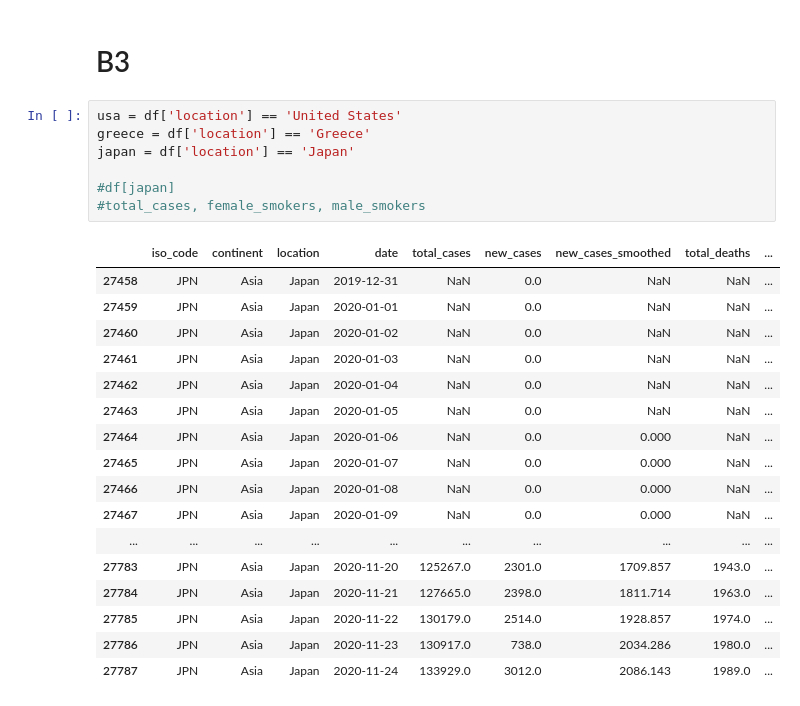
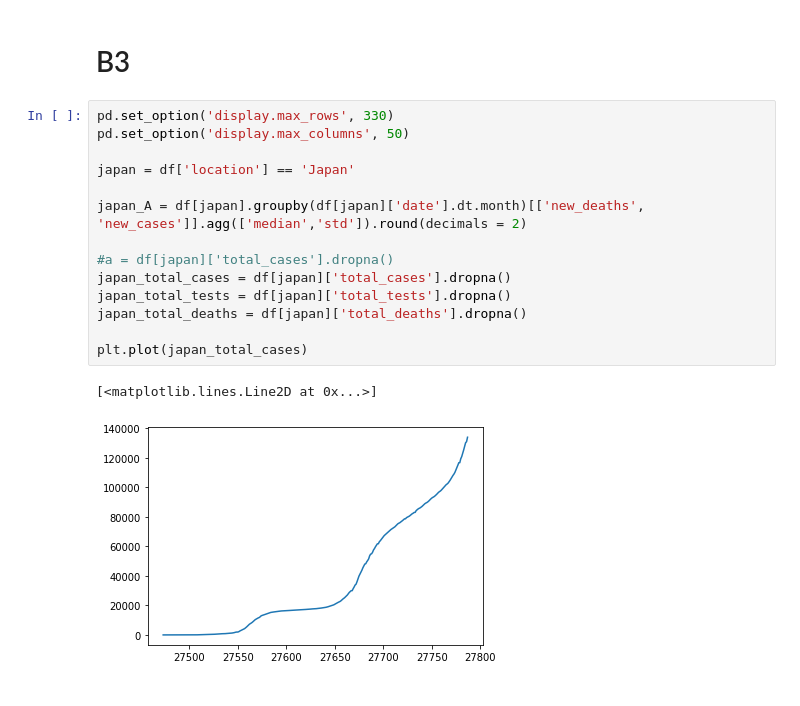
Before and after one commit to drknsblct/Covid_Data, a Jupyter notebook: covid.ipynb, the cells around one changed output. Saved outputs shown, nothing was run; the diff lists cells and outputs as text.

```diff
--- a/covid.ipynb
+++ b/covid.ipynb
@@ -138,27 +139,19 @@ Based on the above data Greece does better than Portugal
 # %% [markdown]
 # B3
 # %%
-usa = df['location'] == 'United States'
-greece = df['location'] == 'Greece'
+pd.set_option('display.max_rows', 330)
+pd.set_option('display.max_columns', 50)
+
 japan = df['location'] == 'Japan'
 
-#df[japan]
-#total_cases, female_smokers, male_smokers
+japan_A = df[japan].groupby(df[japan]['date'].dt.month)[['new_deaths', 'new_cases']].agg(['median','std']).round(decimals = 2)
+
+#a = df[japan]['total_cases'].dropna()
+japan_total_cases = df[japan]['total_cases'].dropna()
+japan_total_tests = df[japan]['total_tests'].dropna()
+japan_total_deaths = df[japan]['total_deaths'].dropna()
+
+plt.plot(japan_total_cases)
 # %% [output]
-|  | iso_code | continent | location | date | total_cases | new_cases | new_cases_smoothed | total_deaths | ... |
-| 27458 | JPN | Asia | Japan | 2019-12-31 | NaN | 0.0 | NaN | NaN | ... |
-| 27459 | JPN | Asia | Japan | 2020-01-01 | NaN | 0.0 | NaN | NaN | ... |
-| 27460 | JPN | Asia | Japan | 2020-01-02 | NaN | 0.0 | NaN | NaN | ... |
-| 27461 | JPN | Asia | Japan | 2020-01-03 | NaN | 0.0 | NaN | NaN | ... |
-| 27462 | JPN | Asia | Japan | 2020-01-04 | NaN | 0.0 | NaN | NaN | ... |
-| 27463 | JPN | Asia | Japan | 2020-01-05 | NaN | 0.0 | NaN | NaN | ... |
-| 27464 | JPN | Asia | Japan | 2020-01-06 | NaN | 0.0 | 0.000 | NaN | ... |
-| 27465 | JPN | Asia | Japan | 2020-01-07 | NaN | 0.0 | 0.000 | NaN | ... |
-| 27466 | JPN | Asia | Japan | 2020-01-08 | NaN | 0.0 | 0.000 | NaN | ... |
-| 27467 | JPN | Asia | Japan | 2020-01-09 | NaN | 0.0 | 0.000 | NaN | ... |
-| ... | ... | ... | ... | ... | ... | ... | ... | ... | ... |
-| 27783 | JPN | Asia | Japan | 2020-11-20 | 125267.0 | 2301.0 | 1709.857 | 1943.0 | ... |
-| 27784 | JPN | Asia | Japan | 2020-11-21 | 127665.0 | 2398.0 | 1811.714 | 1963.0 | ... |
-| 27785 | JPN | Asia | Japan | 2020-11-22 | 130179.0 | 2514.0 | 1928.857 | 1974.0 | ... |
-| 27786 | JPN | Asia | Japan | 2020-11-23 | 130917.0 | 738.0 | 2034.286 | 1980.0 | ... |
-| 27787 | JPN | Asia | Japan | 2020-11-24 | 133929.0 | 3012.0 | 2086.143 | 1989.0 | ... |
+[<matplotlib.lines.Line2D at 0x...>]
+[figure, added]
```
Also changed, not shown: parts of 4 cells of this notebook.
